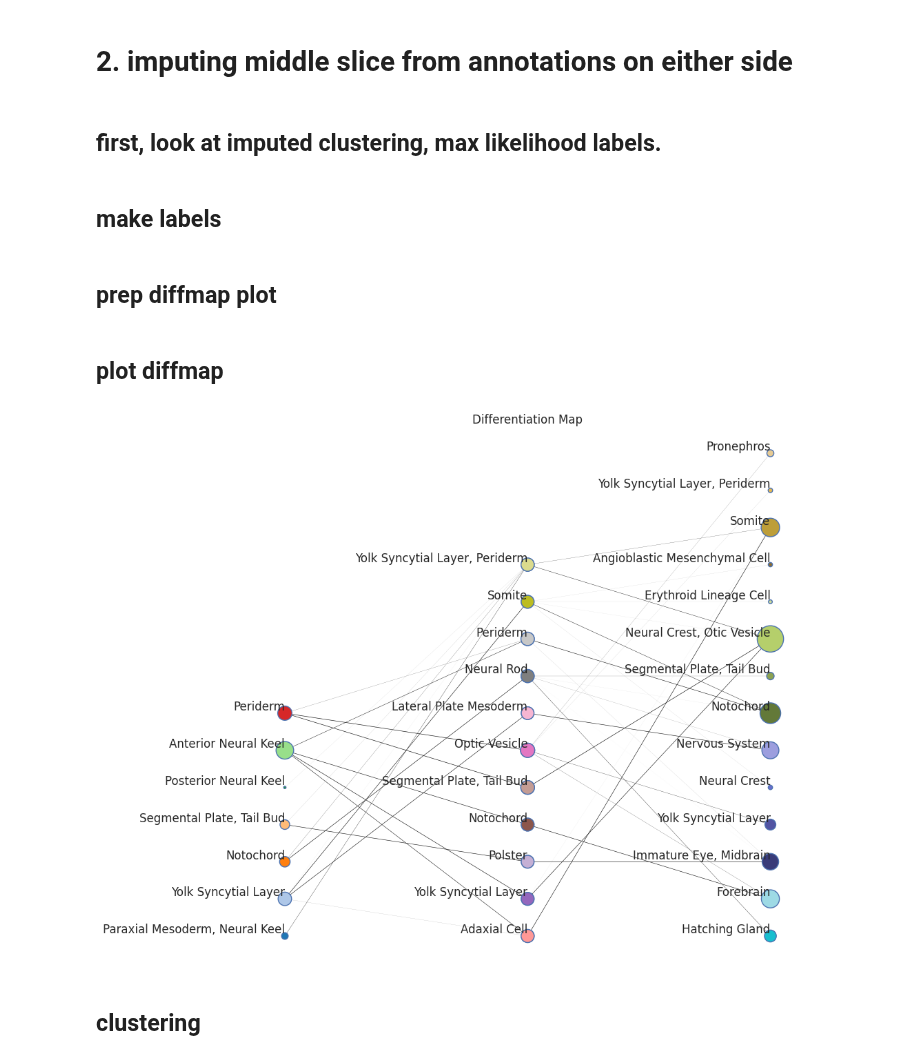
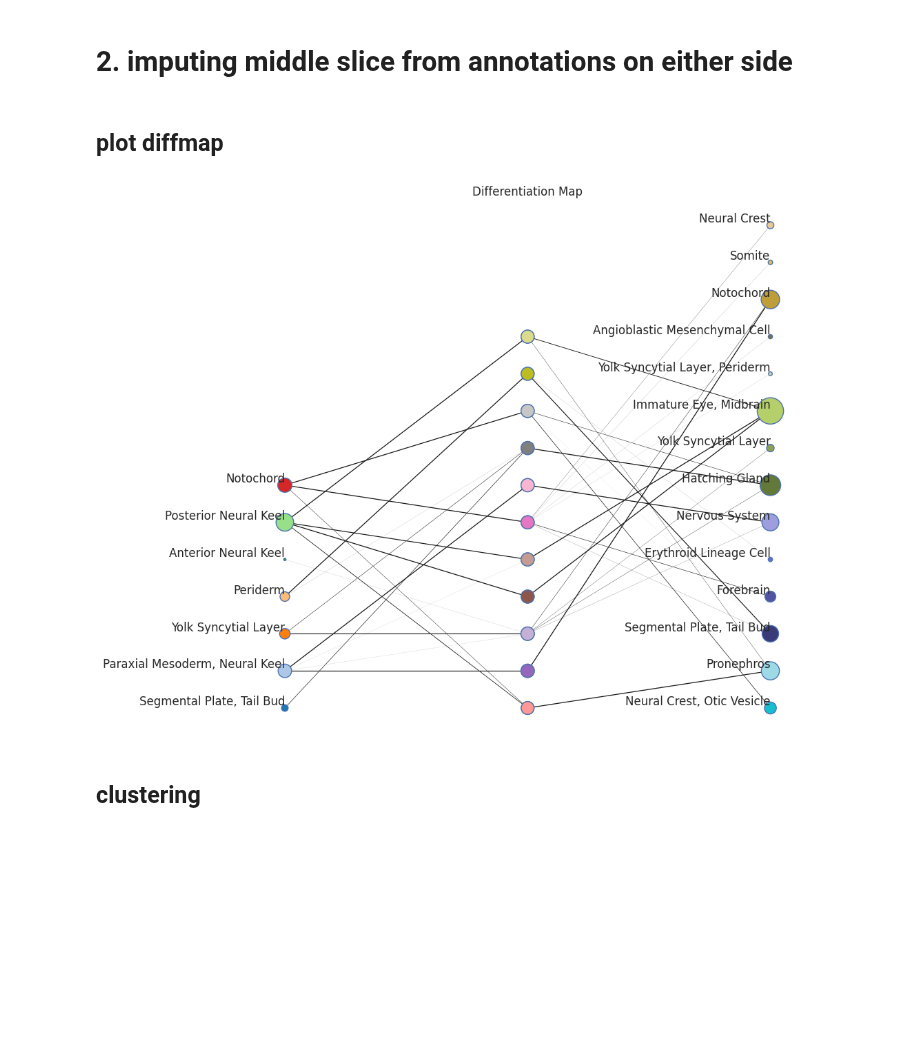
Before and after one commit to raphael-group/HM-OT, a Jupyter notebook: experiments/zf_test_viz.ipynb, the cells around one changed output. Drawn from its saved outputs; the diff is of its cells as text; code cells hidden in the pictures; blank space fills up the shorter version.

Commit message:
streamline plotting calls

```diff
--- a/experiments/zf_test_viz.ipynb
+++ b/experiments/zf_test_viz.ipynb
@@ -304,7 +229,3 @@ clustering.plot_cluster_list([S0, S1, S2],
 Output hidden; open in https://colab.research.google.com to view.
 # %% [markdown]
 # 2. imputing middle slice from annotations on either side
-# %% [markdown]
-## first, look at imputed clustering, max likelihood labels.
-# %% [markdown]
-## make labels
@@ -318,2 +231,0 @@ S2_torch = torch.from_numpy(S2)
-# %% [markdown]
-## prep diffmap plot
@@ -342,19 +232,14 @@ color_dict = clustering.get_color_scheme(label_list, color_scheme='tab')
 # %% [markdown]
 ## plot diffmap
 # %%
-transition_list = [ann_T0_imp, ann_T1_imp]
+Qs_ann_imp = [ann_Q0, ann_Q1_imp, ann_Q2]
+Ts_ann_imp = [ann_T0_imp, ann_T1_imp]
 
-# [ct_ann_0, None, ct_ann_2]
+node_labels2 = [ct_ann_0, None, ct_ann_2]
 
-clustering.plot_labeled_differentiation(population_list,
-                                        transition_list,
-                                        label_list,
-                                        color_dict,
-                                        node_labels,
-                                        dotsize_factor=1,
-                                        linethick_factor=5)
+clustering.diffmap_from_QT(Qs_ann_imp, Ts_ann_imp, node_labels=node_labels2)
 # %% [output]
-[figure, old version]
+[figure, new version]
 # %% [markdown]
 ## clustering
 # %%
```
Also changed, not shown: parts of 11 cells of this notebook, 2 other files.
